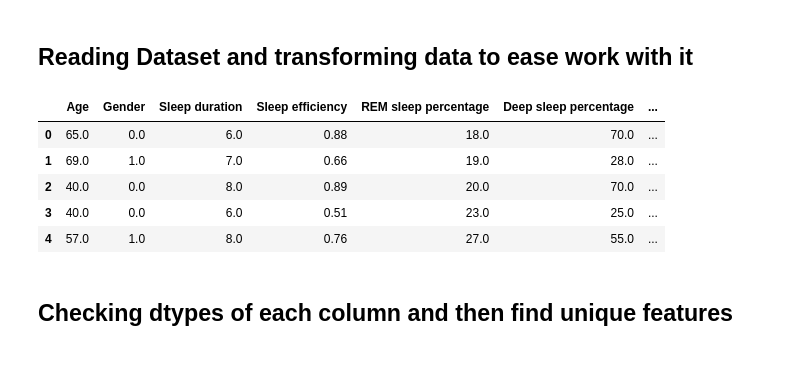
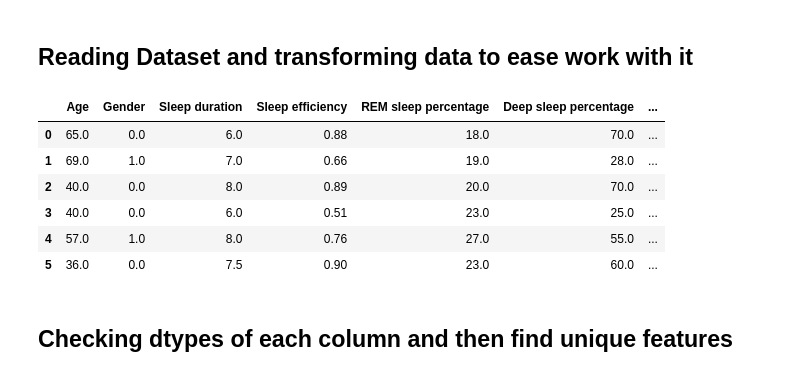
Before and after one commit to kvufee/sideTasks, a Jupyter notebook: dataAnalysisHW.ipynb, the cells around one changed output. Saved outputs shown, nothing was run; the diff lists cells and outputs as text; code cells hidden in the pictures.

```diff
--- a/dataAnalysisHW.ipynb
+++ b/dataAnalysisHW.ipynb
@@ -13,19 +13,20 @@ warnings.simplefilter('ignore')
 # %%
 data = pd.read_csv("Sleep_Efficiency.csv")
 
 data = data.drop(['ID', 'Bedtime', 'Wakeup time'], axis = 1)
 data['Gender'] = data['Gender'].map({'Male': 1, 'Female': 0})
 data['Smoking status'] = data['Smoking status'].map({'Yes': 1, 'No': 0})
 data = data.astype('float64')
 
-data.head()
+data.head(6)
 # %% [output]
 |  | Age | Gender | Sleep duration | Sleep efficiency | REM sleep percentage | Deep sleep percentage | ... |
 | 0 | 65.0 | 0.0 | 6.0 | 0.88 | 18.0 | 70.0 | ... |
 | 1 | 69.0 | 1.0 | 7.0 | 0.66 | 19.0 | 28.0 | ... |
 | 2 | 40.0 | 0.0 | 8.0 | 0.89 | 20.0 | 70.0 | ... |
 | 3 | 40.0 | 0.0 | 6.0 | 0.51 | 23.0 | 25.0 | ... |
 | 4 | 57.0 | 1.0 | 8.0 | 0.76 | 27.0 | 55.0 | ... |
+| 5 | 36.0 | 0.0 | 7.5 | 0.90 | 23.0 | 60.0 | ... |
 # %% [markdown]
 ## Checking dtypes of each column and then find unique features
 # %%
```
Also changed, not shown: parts of 6 cells of this notebook.
